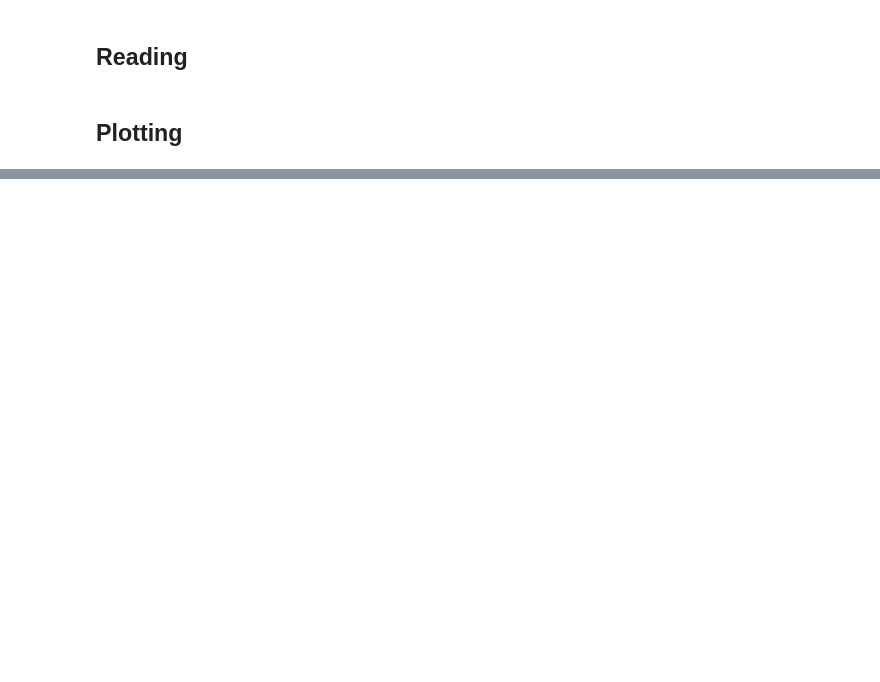
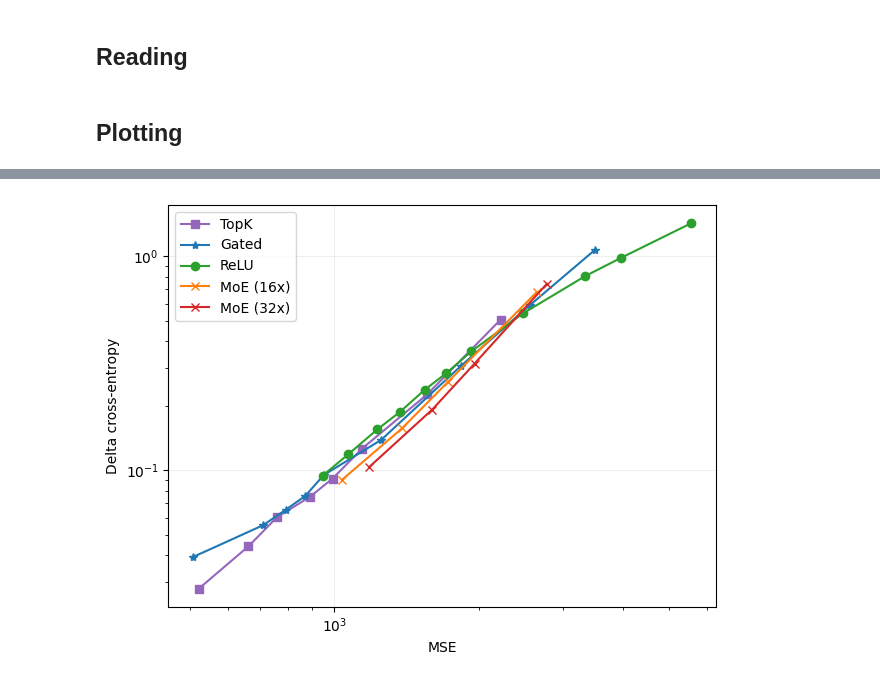
Before and after one commit to amudide/switch_sae, a Jupyter notebook: results/primary.ipynb, the cells around one changed output, grey strips where cells are left out. Cells and saved outputs as stored; diff of their text form; code cells hidden in the pictures; blank space fills up the shorter version.

```diff
--- a/results/primary.ipynb
+++ b/results/primary.ipynb
@@ -102,3 +105,28 @@ plt.show()
+# %%
+plt.plot(df_topk['mse_loss'], df_topk['delta_ce'], label='TopK', marker='s', color='#9467bd')
+plt.plot(df_gated['mse_loss'], df_gated['delta_ce'], label='Gated', marker='*', color='#1f77b4')
+plt.plot(df_relu['mse_loss'], df_relu['delta_ce'], label='ReLU', marker='o', color='#2ca02c')
+
+plt.plot(df_16['mse_loss'], df_16['delta_ce'], label='MoE (16x)', marker='x', color='#ff7f0e')
+plt.plot(df_32['mse_loss'], df_32['delta_ce'], label='MoE (32x)', marker='x', color='#d62728')
+
+
+plt.xscale('log')
+plt.yscale('log')
+
+plt.xlabel("MSE")
+plt.ylabel("Delta cross-entropy")
+
+plt.legend()
+
+plt.grid(True, which="major", ls="-", alpha=0.2)
+
+
+plt.tight_layout()
+plt.savefig("mse_deltace.png")
+plt.show()
+# %% [output]
+[figure, added]
 # %%
 plt.plot(df_topk['l0'], df_topk['delta_ce'], label='TopK', marker='s', color='#9467bd')
 plt.plot(df_gated['l0'], df_gated['delta_ce'], label='Gated', marker='*', color='#1f77b4')
```
Also changed, not shown: parts of 3 cells of this notebook, 17 other files.
